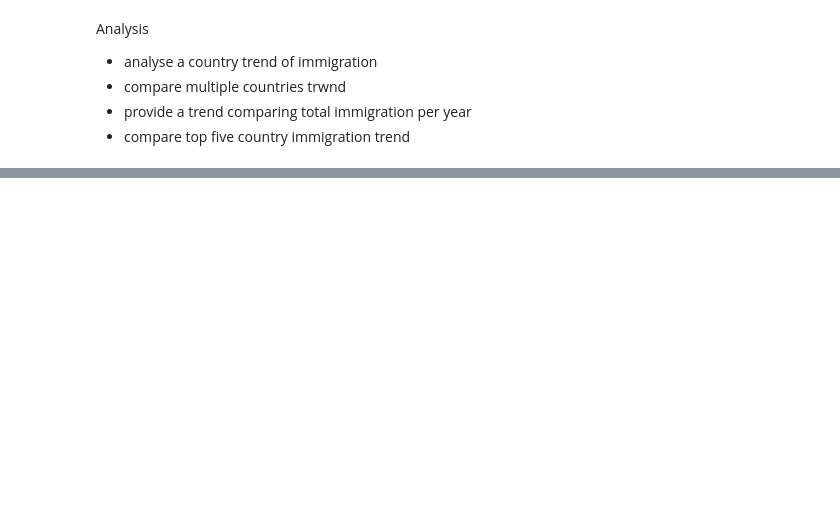
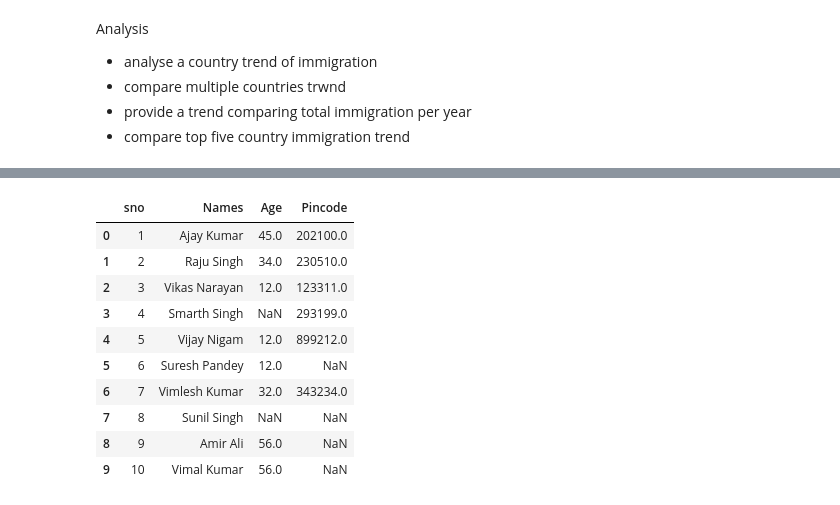
Before and after one commit to vaibhavkushwahaa/PWDS, a Jupyter notebook: Data Analysis/immigration_analysis.ipynb, the cells around one changed output, grey strips where cells are left out. Saved outputs shown, nothing was run; the diff lists cells and outputs as text; code cells hidden in the pictures; blank space fills up the shorter version.

```diff
--- a/Data Analysis/immigration_analysis.ipynb
+++ b/Data Analysis/immigration_analysis.ipynb
@@ -368,0 +275,30 @@ px.scatter_3d(
+# %%
+
+def clean_pincode(Pincode):
+    if Pincode==np.nan:
+        return 0
+    if isinstance (Pincode,str):
+        clean_pincode=''
+        for c in Pincode:
+            if c in "0123456789":
+                clean_pincode+=c
+        return int(clean_pincode)
+    elif isinstance (Pincode,(int,float)):
+        return Pincode
+    else:
+        return 0
+# %%
+df1['Pincode']=df1['Pincode'].apply(clean_pincode)
+df1
+# %% [output]
+|  | sno | Names | Age | Pincode |
+| 0 | 1 | Ajay Kumar | 45.0 | 202100.0 |
+| 1 | 2 | Raju Singh | 34.0 | 230510.0 |
+| 2 | 3 | Vikas Narayan | 12.0 | 123311.0 |
+| 3 | 4 | Smarth Singh | NaN | 293199.0 |
+| 4 | 5 | Vijay Nigam | 12.0 | 899212.0 |
+| 5 | 6 | Suresh Pandey | 12.0 | NaN |
+| 6 | 7 | Vimlesh Kumar | 32.0 | 343234.0 |
+| 7 | 8 | Sunil Singh | NaN | NaN |
+| 8 | 9 | Amir Ali | 56.0 | NaN |
+| 9 | 10 | Vimal Kumar | 56.0 | NaN |
```
Also changed, not shown: parts of 38 cells of this notebook, 5 other files.
